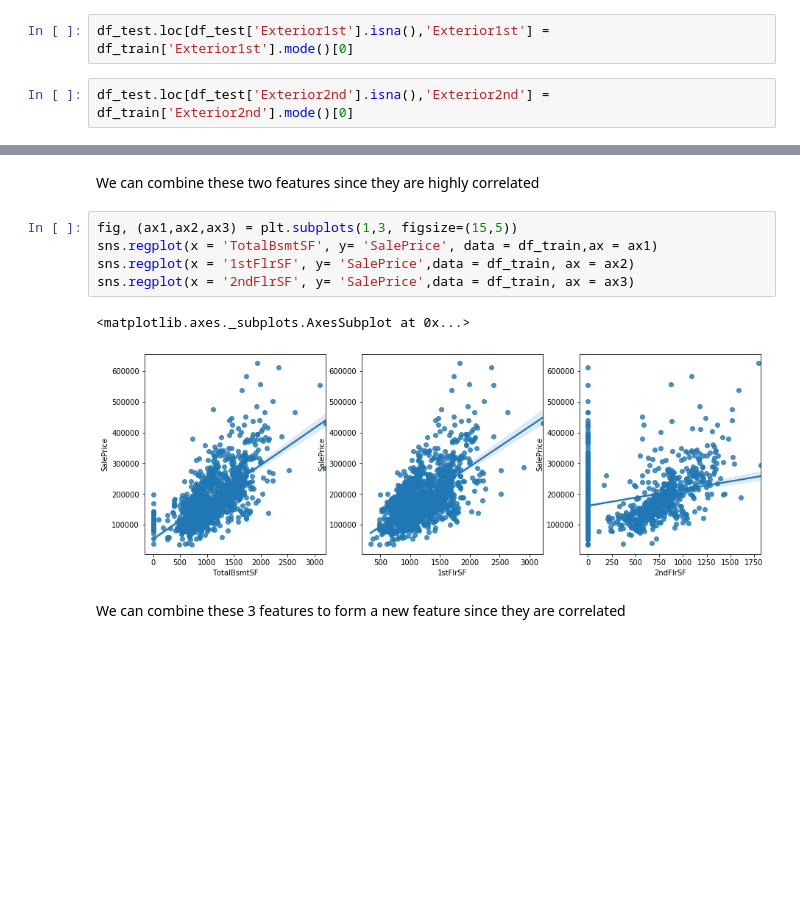
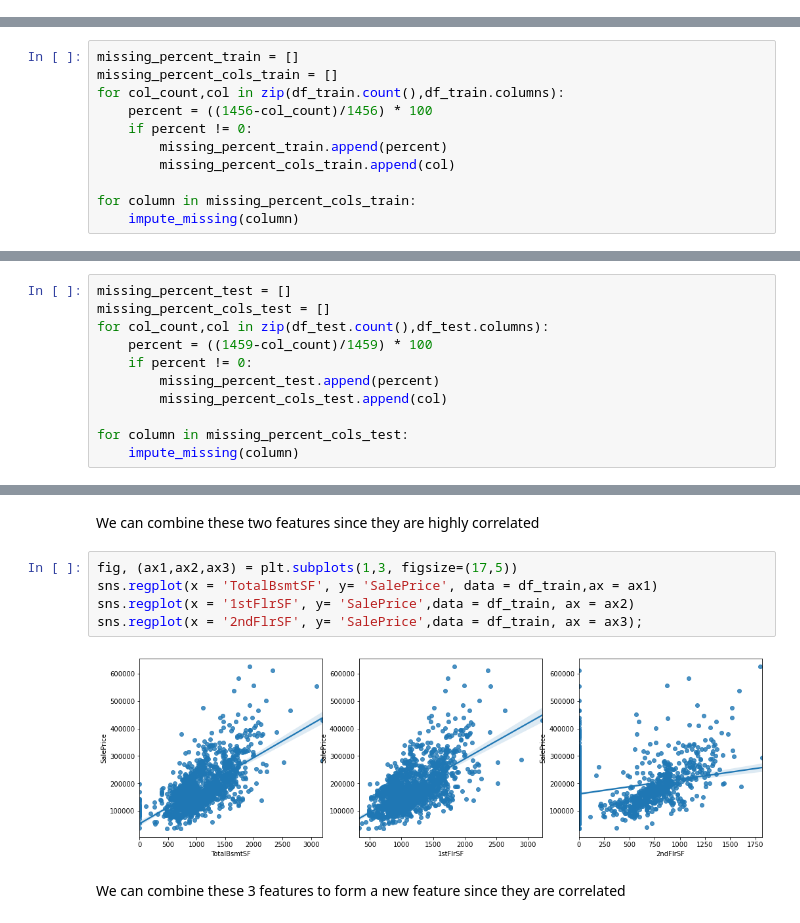
Before and after one commit to Mukunds0507333/Predicting-House-Prices, a Jupyter notebook: Predicting House Prices.ipynb, the cells around one changed output, grey strips where cells are left out. Cells and saved outputs as stored; diff of their text form; blank space fills up the shorter version.

```diff
--- a/Predicting House Prices.ipynb
+++ b/Predicting House Prices.ipynb
@@ -394,4 +288,0 @@ df_test.loc[df_test['Utilities'].isna(),'Utilities'] = df_train['Utilities'].mod
-# %%
-df_test.loc[df_test['Exterior1st'].isna(),'Exterior1st'] = df_train['Exterior1st'].mode()[0]
-# %%
-df_test.loc[df_test['Exterior2nd'].isna(),'Exterior2nd'] = df_train['Exterior2nd'].mode()[0]
@@ -397,0 +307,11 @@ df_test.loc[df_test['Exterior2nd'].isna(),'Exterior2nd'] = df_train['Exterior2nd
+# %%
+missing_percent_train = []
+missing_percent_cols_train = []
+for col_count,col in zip(df_train.count(),df_train.columns):
+    percent = ((1456-col_count)/1456) * 100
+    if percent != 0:
+        missing_percent_train.append(percent)
+        missing_percent_cols_train.append(col)
+
+for column in missing_percent_cols_train:
+    impute_missing(column)
@@ -398,3 +320,14 @@ df_test.loc[df_test['Exterior2nd'].isna(),'Exterior2nd'] = df_train['Exterior2nd
+# %%
+missing_percent_test = []
+missing_percent_cols_test = []
+for col_count,col in zip(df_test.count(),df_test.columns):
+    percent = ((1459-col_count)/1459) * 100
+    if percent != 0:
+        missing_percent_test.append(percent)
+        missing_percent_cols_test.append(col)
+
+for column in missing_percent_cols_test:
+    impute_missing(column)
 # %% [markdown]
 #### All of the missing data has been handled
 # %% [markdown]
@@ -516,13 +462,12 @@ sns.regplot(x = 'GrLivArea', y= 'SalePrice',data = df_train, ax = ax2)
 # %% [markdown]
 We can combine these two features since they are highly correlated
 # %%
-fig, (ax1,ax2,ax3) = plt.subplots(1,3, figsize=(15,5))
+fig, (ax1,ax2,ax3) = plt.subplots(1,3, figsize=(17,5))
 sns.regplot(x = 'TotalBsmtSF', y= 'SalePrice', data = df_train,ax = ax1)
 sns.regplot(x = '1stFlrSF', y= 'SalePrice',data = df_train, ax = ax2)
-sns.regplot(x = '2ndFlrSF', y= 'SalePrice',data = df_train, ax = ax3)
+sns.regplot(x = '2ndFlrSF', y= 'SalePrice',data = df_train, ax = ax3);
 # %% [output]
-<matplotlib.axes._subplots.AxesSubplot at 0x...>
-[figure, old version]
+[figure, new version]
 # %% [markdown]
 We can combine these 3 features to form a new feature since they are correlated
 # %%
```
Also changed, not shown: parts of 73 cells of this notebook, 21 other files.
